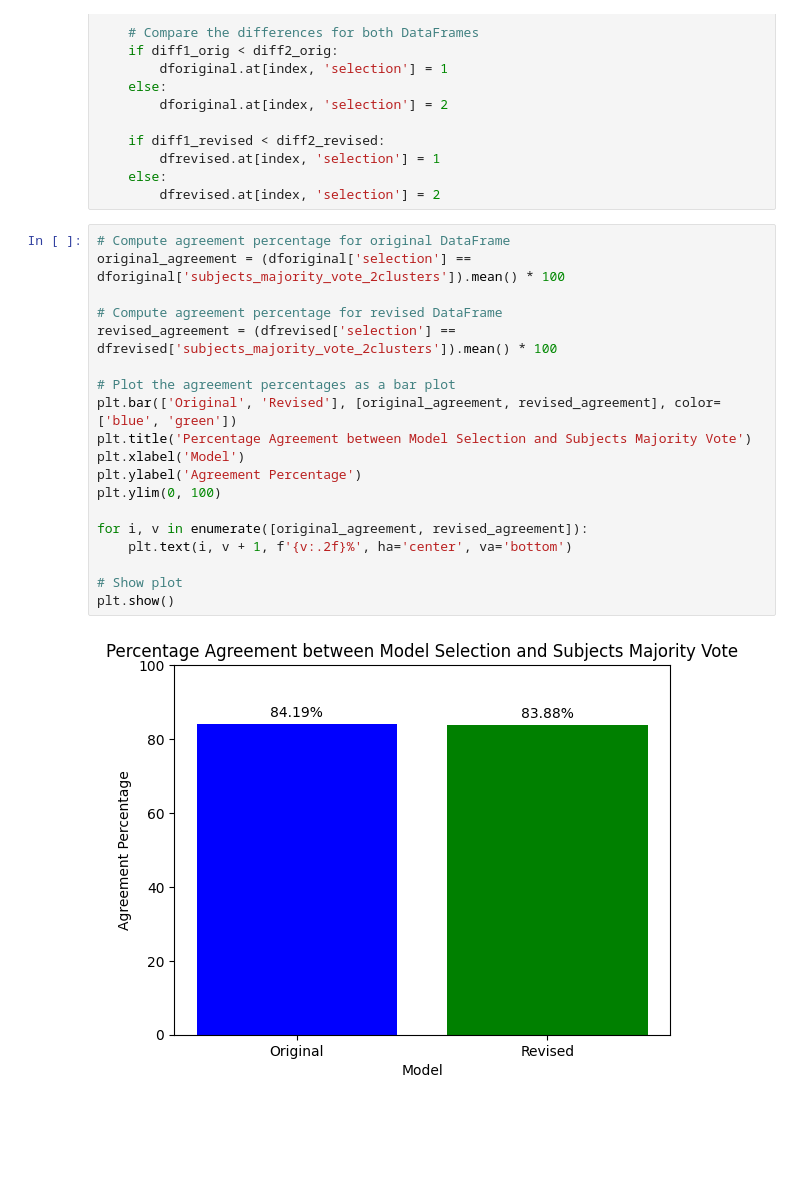
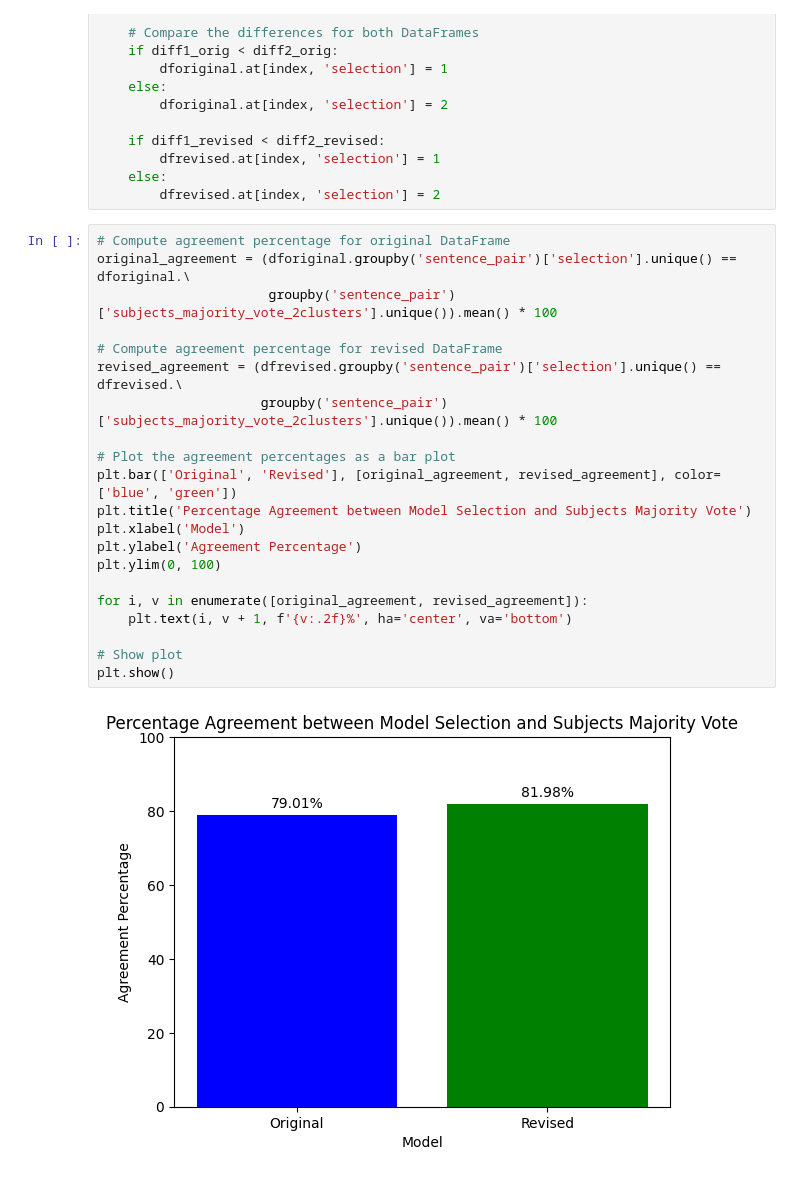
Before and after one commit to LpZamora/contstimlang, a Jupyter notebook: our_code_probability_calc.ipynb, the cells around one changed output. Drawn from its saved outputs; the diff is of its cells as text; blank space fills up the shorter version.

Commit message:
code proba plots edit

```diff
--- a/our_code_probability_calc.ipynb
+++ b/our_code_probability_calc.ipynb
@@ -233,22 +224,24 @@ for index, row in dforiginal.iterrows():
         dfrevised.at[index, 'selection'] = 2
 # %%
 # Compute agreement percentage for original DataFrame
-original_agreement = (dforiginal['selection'] == dforiginal['subjects_majority_vote_2clusters']).mean() * 100
+original_agreement = (dforiginal.groupby('sentence_pair')['selection'].unique() == dforiginal.\
+                      groupby('sentence_pair')['subjects_majority_vote_2clusters'].unique()).mean() * 100
 
 # Compute agreement percentage for revised DataFrame
-revised_agreement = (dfrevised['selection'] == dfrevised['subjects_majority_vote_2clusters']).mean() * 100
+revised_agreement = (dfrevised.groupby('sentence_pair')['selection'].unique() == dfrevised.\
+                     groupby('sentence_pair')['subjects_majority_vote_2clusters'].unique()).mean() * 100
 
 # Plot the agreement percentages as a bar plot
 plt.bar(['Original', 'Revised'], [original_agreement, revised_agreement], color=['blue', 'green'])
 plt.title('Percentage Agreement between Model Selection and Subjects Majority Vote')
 plt.xlabel('Model')
 plt.ylabel('Agreement Percentage')
 plt.ylim(0, 100)
 
 for i, v in enumerate([original_agreement, revised_agreement]):
     plt.text(i, v + 1, f'{v:.2f}%', ha='center', va='bottom')
 
 # Show plot
 plt.show()
 # %% [output]
-[figure, old version]
+[figure, new version]
```
Also changed, not shown: parts of 3 cells of this notebook.
